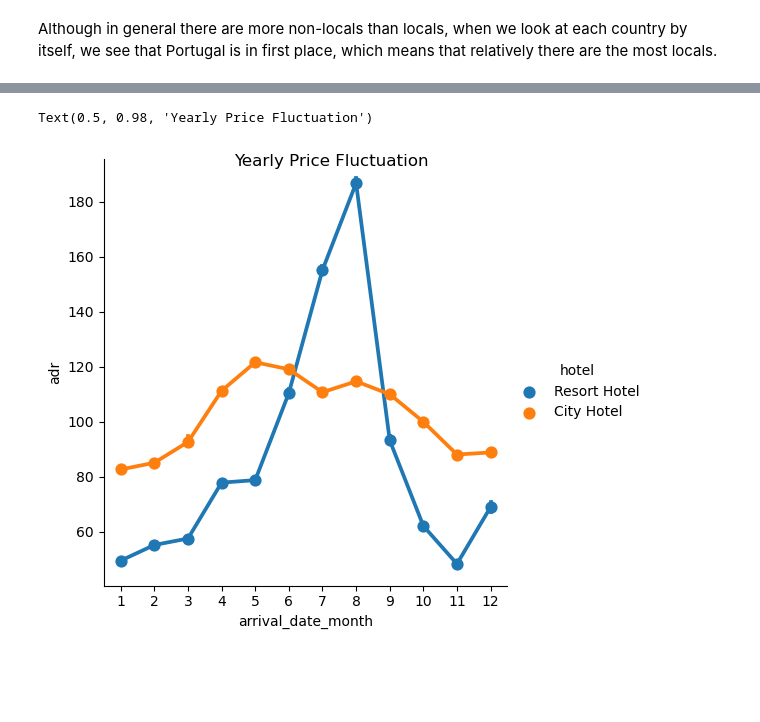
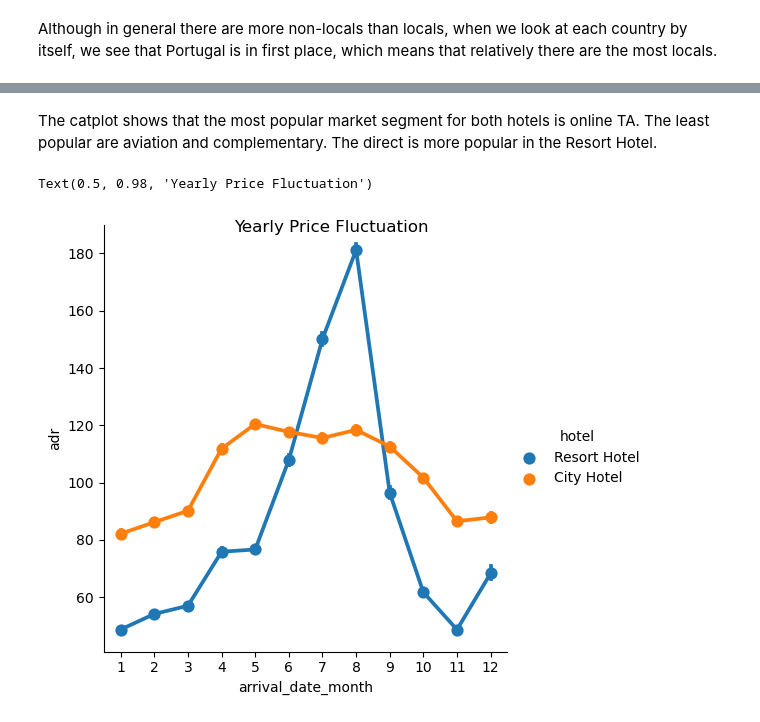
Before and after one commit to ShoshiFinkel/IntegralyticCourse, a Jupyter notebook: guided_project_in_functions.ipynb, the cells around one changed output, grey strips where cells are left out. Drawn from its saved outputs; the diff is of its cells as text; code cells hidden in the pictures; blank space fills up the shorter version.

```diff
--- a/guided_project_in_functions.ipynb
+++ b/guided_project_in_functions.ipynb
@@ -248,6 +232,9 @@ sns.catplot(data=hotel_bookings, x = 'customer_type', kind = 'count', height = 5
+# %% [markdown]
+The catplot shows that the most popular market segment for both hotels is online TA. The least popular are aviation and complementary. The direct is more popular in the Resort Hotel.
 # %%
-sns.catplot(data=hotel_bookings, x='arrival_date_month', y = 'adr', hue='hotel', kind='point')
+#Create a point catplot to see the yearly price fluctuation.
+sns.catplot(data=hotel_bookings_not_canceled, x='arrival_date_month', y = 'adr', hue='hotel', kind='point')
 plt.suptitle('Yearly Price Fluctuation')
 # %% [output]
 Text(0.5, 0.98, 'Yearly Price Fluctuation')
-[figure, old version]
+[figure, new version]
```
Also changed, not shown: parts of 22 cells of this notebook, 1 other file.
